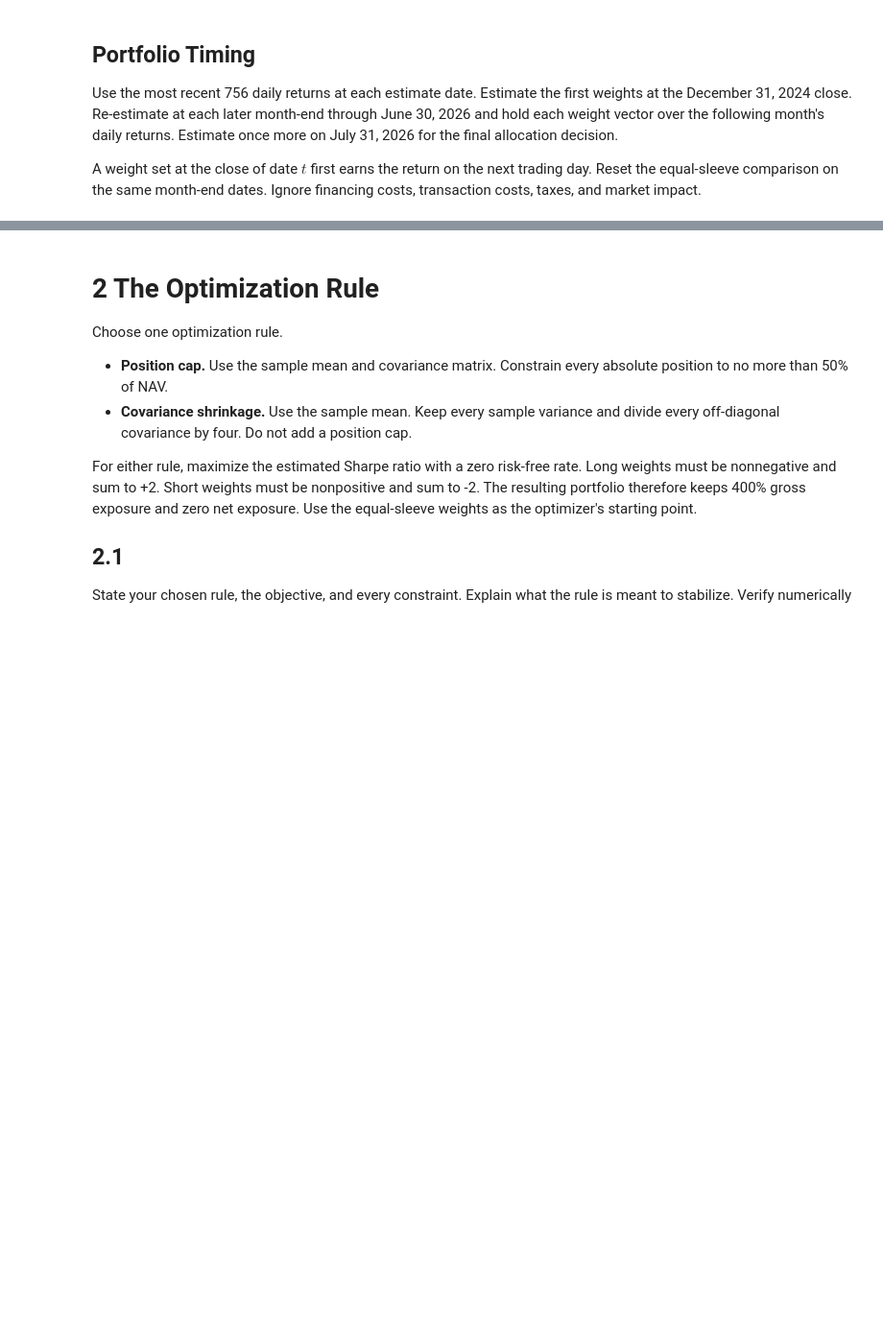
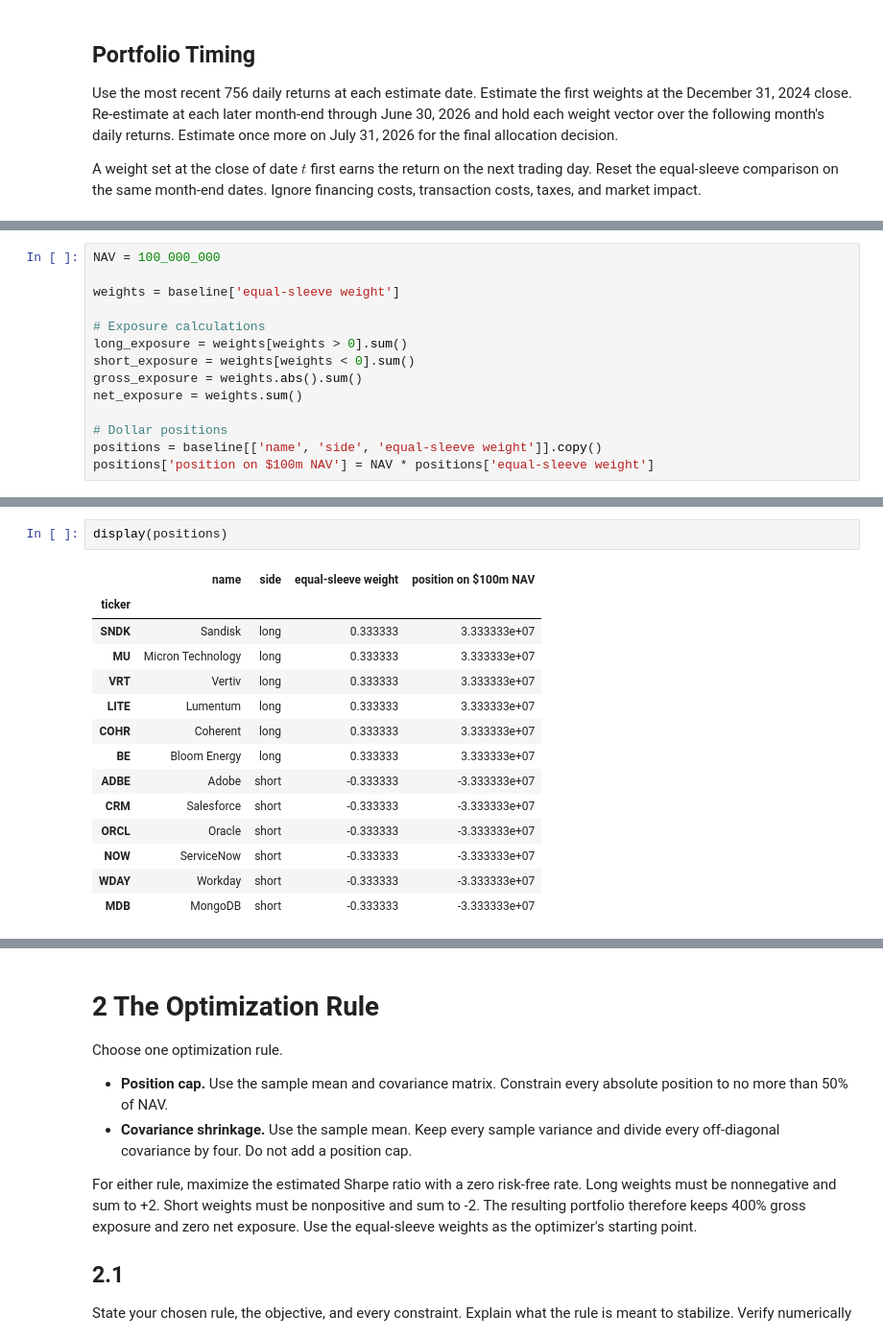
Before and after one commit to SimbaSimbiri/leveraged-awareness, a Jupyter notebook: situational_awareness_portfolio.ipynb, the cells around one changed output, grey strips where cells are left out. Shown at 96% size. Saved outputs shown, nothing was run; the diff lists cells and outputs as text; blank space fills up the shorter version.

```diff
--- a/situational_awareness_portfolio.ipynb
+++ b/situational_awareness_portfolio.ipynb
@@ -98,0 +96,14 @@ Using only returns available through December 31, 2024, report annualized mean,
+# %%
+NAV = 100_000_000
+
+weights = baseline['equal-sleeve weight']
+
+# Exposure calculations
+long_exposure = weights[weights > 0].sum()
+short_exposure = weights[weights < 0].sum()
+gross_exposure = weights.abs().sum()
+net_exposure = weights.sum()
+
+# Dollar positions
+positions = baseline[['name', 'side', 'equal-sleeve weight']].copy()
+positions['position on $100m NAV'] = NAV * positions['equal-sleeve weight']
@@ -98,0 +125,17 @@ Using only returns available through December 31, 2024, report annualized mean,
+# %%
+display(positions)
+# %% [output]
+|  | name | side | equal-sleeve weight | position on $100m NAV |
+| ticker |  |  |  |  |
+| SNDK | Sandisk | long | 0.333333 | 3.333333e+07 |
+| MU | Micron Technology | long | 0.333333 | 3.333333e+07 |
+| VRT | Vertiv | long | 0.333333 | 3.333333e+07 |
+| LITE | Lumentum | long | 0.333333 | 3.333333e+07 |
+| COHR | Coherent | long | 0.333333 | 3.333333e+07 |
+| BE | Bloom Energy | long | 0.333333 | 3.333333e+07 |
+| ADBE | Adobe | short | -0.333333 | -3.333333e+07 |
+| CRM | Salesforce | short | -0.333333 | -3.333333e+07 |
+| ORCL | Oracle | short | -0.333333 | -3.333333e+07 |
+| NOW | ServiceNow | short | -0.333333 | -3.333333e+07 |
+| WDAY | Workday | short | -0.333333 | -3.333333e+07 |
+| MDB | MongoDB | short | -0.333333 | -3.333333e+07 |
```
Also changed, not shown: parts of 11 cells of this notebook, 2 other files.
